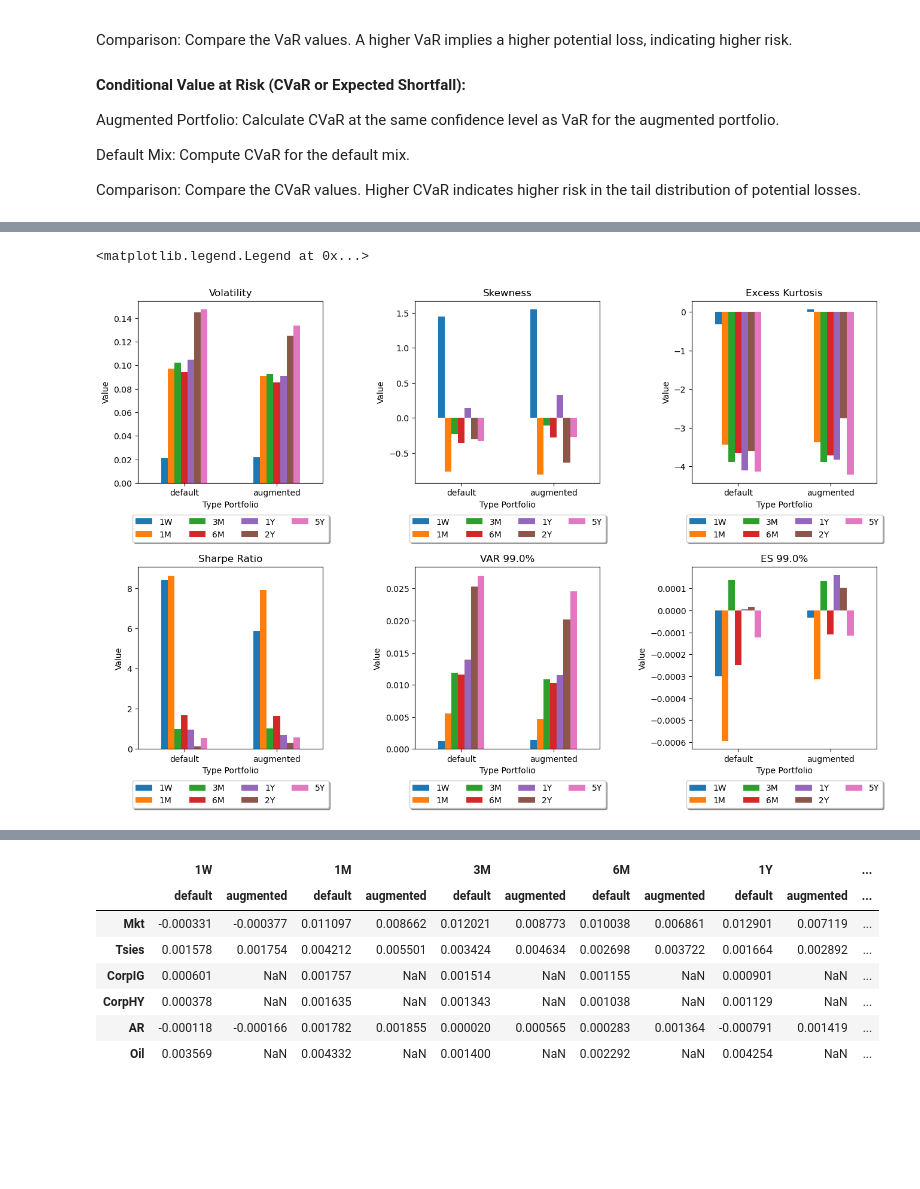
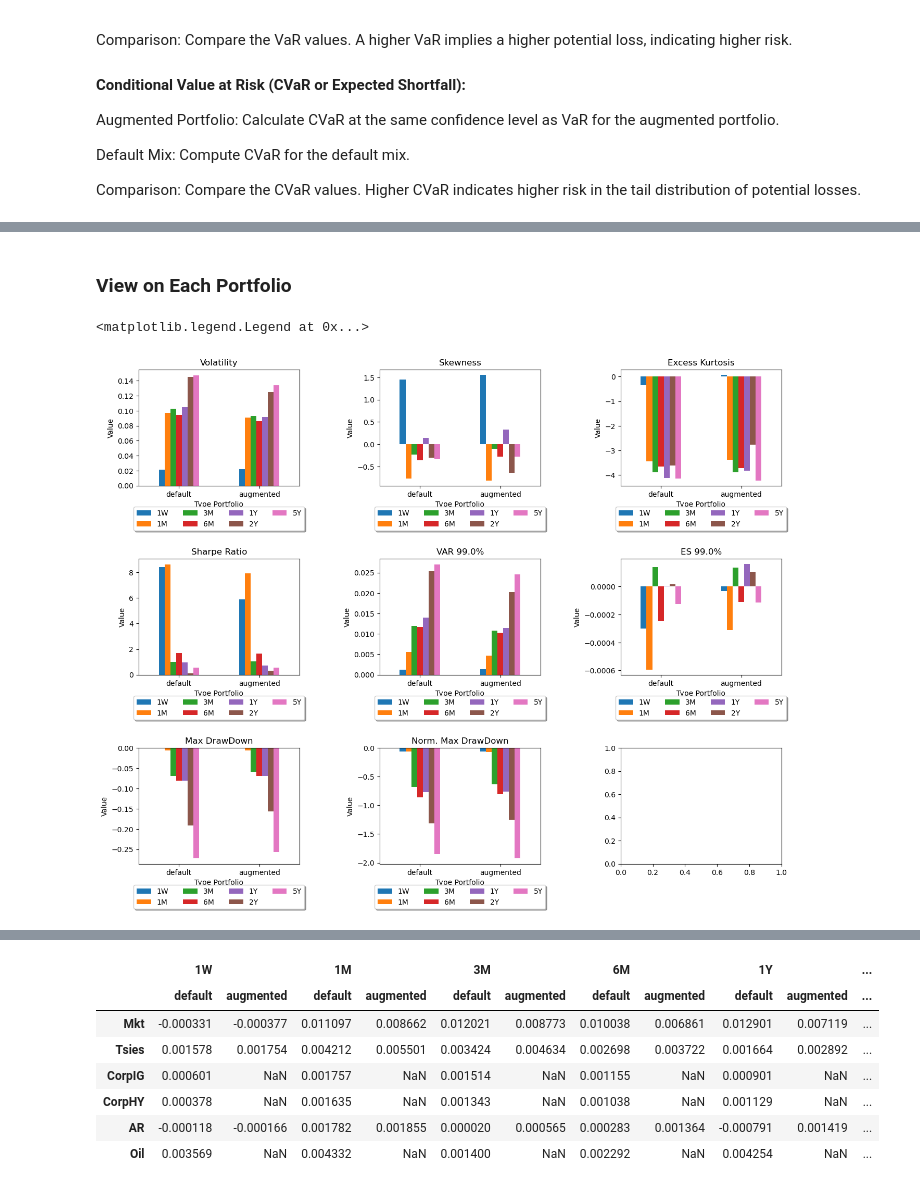
Before and after one commit to GuillaumeIdameKoralage/Academic-Projects, a Jupyter notebook: Risk Measurement/Risk Measurement Project.ipynb, the cells around one changed output, grey strips where cells are left out. Drawn from its saved outputs; the diff is of its cells as text; code cells hidden in the pictures; blank space fills up the shorter version.

```diff
--- a/Risk Measurement/Risk Measurement Project.ipynb
+++ b/Risk Measurement/Risk Measurement Project.ipynb
@@ -84,7 +125,7 @@ def get_risk_metrics(df) :
 # %% [markdown]
 ### Step 1 : Load Data
 # %%
-path_data = "C:/Users/idame/OneDrive/Documents/Guillaume/Education/EDHEC M2 FENG/Risk Measurement/Risk Measurement - data for group.xlsx"
+path_data = "C:/Users/idame/OneDrive/Documents/Guillaume/Education/EDHEC M2 FENG/Risk Measurement/Risk Measurement Hallerbach - data for group assignment.xlsx"
 # %% [markdown]
 ### Step 2 : Pre Processing
 # %%
@@ -333,5 +391,7 @@ tenor_metrics
+# %% [markdown]
+### View on Each Portfolio
 # %%
-fig, axs = plt.subplots(2, 3, figsize = (15, 10))
+fig, axs = plt.subplots(3, 3, figsize = (15, 12))
 fig.tight_layout(pad=8.0)
 
 tenor_metrics.loc[["default", "augmented"]].xs("Volatility", axis = 1, level = 1).plot(kind = "bar", rot = 0, ax = axs[0,0])
@@ -344,31 +404,44 @@ tenor_metrics.loc[["default", "augmented"]].xs("Skewness", axis = 1, level = 1).
 axs[0,1].set_title("Skewness")
 axs[0,1].set_xlabel("Type Portfolio")
 axs[0,1].set_ylabel("Value")
 axs[0,1].legend(loc='upper center', bbox_to_anchor=(0.5, -0.15),fancybox=True, shadow=True, ncol=4)
 
 tenor_metrics.loc[["default", "augmented"]].xs("Excess Kurtosis", axis = 1, level = 1).plot(kind = "bar", rot = 0, ax = axs[0,2])
 axs[0,2].set_title("Excess Kurtosis")
 axs[0,2].set_xlabel("Type Portfolio")
 axs[0,2].set_ylabel("Value")
 axs[0,2].legend(loc='upper center', bbox_to_anchor=(0.5, -0.15),fancybox=True, shadow=True, ncol=4)
 
 tenor_metrics.loc[["default", "augmented"]].xs("Sharpe Ratio", axis = 1, level = 1).plot(kind = "bar", rot = 0, ax = axs[1,0])
 axs[1,0].set_title("Sharpe Ratio")
 axs[1,0].set_xlabel("Type Portfolio")
 axs[1,0].set_ylabel("Value")
 axs[1,0].legend(loc='upper center', bbox_to_anchor=(0.5, -0.15),fancybox=True, shadow=True, ncol=4)
 
 tenor_metrics.loc[["default", "augmented"]].xs("VAR 99.0%", axis = 1, level = 1).plot(kind = "bar", rot = 0, ax = axs[1,1])
 axs[1,1].set_title("VAR 99.0%")
 axs[1,1].set_xlabel("Type Portfolio")
 axs[1,1].set_ylabel("Value")
 axs[1,1].legend(loc='upper center', bbox_to_anchor=(0.5, -0.15),fancybox=True, shadow=True, ncol=4)
 
 tenor_metrics.loc[["default", "augmented"]].xs("ES 99.0%", axis = 1, level = 1).plot(kind = "bar", rot = 0, ax = axs[1,2])
 axs[1,2].set_title("ES 99.0%")
 axs[1,2].set_xlabel("Type Portfolio")
 axs[1,2].set_ylabel("Value")
 axs[1,2].legend(loc='upper center', bbox_to_anchor=(0.5, -0.15),fancybox=True, shadow=True, ncol=4)
+
+tenor_metrics.loc[["default", "augmented"]].xs("Max Drawdown", axis = 1, level = 1).plot(kind = "bar", rot = 0, ax = axs[2,0])
+axs[2,0].set_title("Max DrawDown")
+axs[2,0].set_xlabel("Type Portfolio")
+axs[2,0].set_ylabel("Value")
+axs[2,0].legend(loc='upper center', bbox_to_anchor=(0.5, -0.15),fancybox=True, shadow=True, ncol=4)
+
+
+tenor_metrics.loc[["default", "augmented"]].xs("Norm. Max Drawdown", axis = 1, level = 1).plot(kind = "bar", rot = 0, ax = axs[2,1])
+axs[2,1].set_title("Norm. Max DrawDown")
+axs[2,1].set_xlabel("Type Portfolio")
+axs[2,1].set_ylabel("Value")
+axs[2,1].legend(loc='upper center', bbox_to_anchor=(0.5, -0.15),fancybox=True, shadow=True, ncol=4)
 # %% [output]
 <matplotlib.legend.Legend at 0x...>
-[figure, old version]
+[figure, new version]
```
Also changed, not shown: parts of 26 cells of this notebook.
